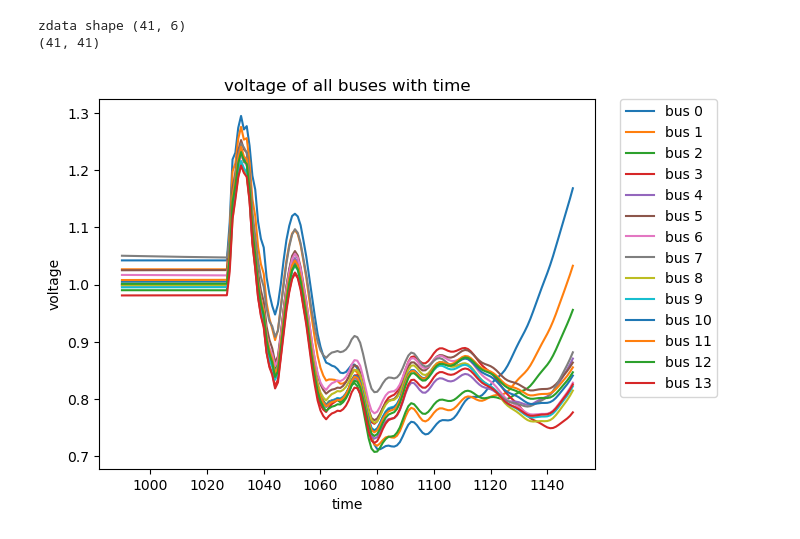
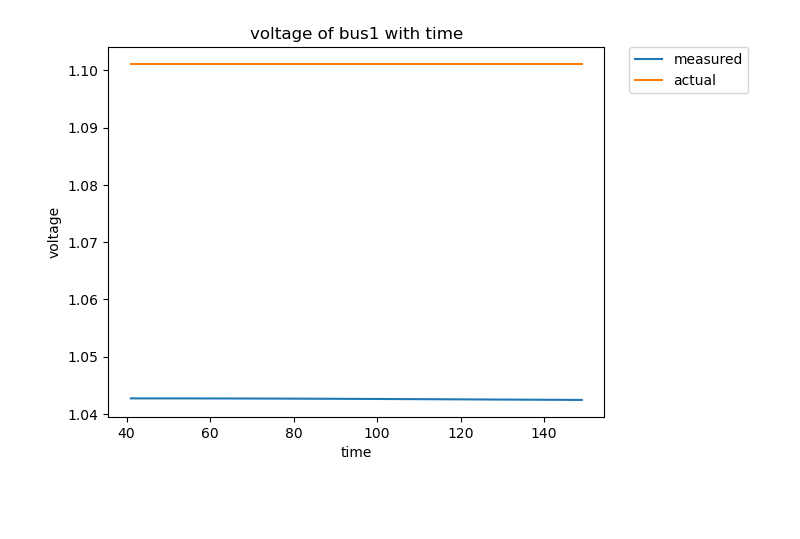
Before and after one commit to ayush-thakur/DSE_IEEE_14_bus, a Jupyter notebook: DSE_UKF_2.ipynb, the cells around one changed output. Saved outputs shown, nothing was run; the diff lists cells and outputs as text; code cells hidden in the pictures; blank space fills up the shorter version.

```diff
--- a/DSE_UKF_2.ipynb
+++ b/DSE_UKF_2.ipynb
@@ -394,7 +394,7 @@ def fx(x, dt):
     # print(FdotX)
     return FdotX
 # %%
-Pi=pd.read_csv("C:/Users/hp/Downloads/CaseNum_245Results_fault_modified.csv")
+Pi=pd.read_csv("data/validation_measurement1_modified1.csv")
 nbus=14;
 Pi= Pi.to_numpy();
 num=14
@@ -424,20 +424,21 @@ kf.x=initial_state
 
 kf.P = np.eye(dim_x) * 0.1 # initial state covariance matrix
 kf.Q = np.eye(dim_x)*1e-5 # process noise covariance matrix
-kf.R = np.diagflat(zdata[:,5]) *1e-2# measurement noise covariance matrix
+kf.R = np.diagflat(zdata[:,5])*1e-2 # measurement noise covariance matrix
 # kf.R =np.eye(dim_z)*1e-3
 # for i1 in range(41):
 #     y=zdata[i1,5]
 #     kf.R[i1][i1]=
-print(kf.R.shape)
 c=0
 
 #doing for bus wise results
 x_g=[]
 y_g=[]
+df=pd.read_csv("data/validation_states1.csv")
+y_actual=[]
 for i2 in range(14):
     y_g.append([])
-for i in range (950,1150):
+for i in range (1,150):
     # h1=Hx(kf.x)
     zdata = zdatas(i)
     z1 = zdata[:,2]
@@ -458,36 +459,38 @@ for i in range (950,1150):
     c+=1
     if(c>40):
         for i1 in range(13,27):
             y_g[i1-13].append(kf.x[i1])
 
         x_g.append(i)
+        y_actual.append(df['Subsystem #1|CTLs|Vars|Vrms_1'][0]/10)
 
         # plot.plot(range(1,nbus+1),kf.x[13:],label=f'{i}')
     # if(i%1000==0):
     # plot.title('Voltage Magnitude')
     # plot.xlabel('Bus number')
     # plot.ylabel('Magnitude (p.u.)')
     # plot.xlim(1,nbus)
     # plot.show()
 
 
 
     # ++++++++++++++++++++++
     # end of the results
     # ===================
-for i2 in range(14):
-    plot.plot(x_g,y_g[i2],label=f'bus {i2}')
-plot.title('voltage of all buses with time')
+
+# for i2 in range(14):
+#     plot.plot(x_g,y_g[i2],label=f'bus {i2}')
+plot.plot(x_g,y_g[0],label="measured")
+plot.plot(x_g,y_actual,label="actual")
+plot.title('voltage of bus1 with time')
 plot.xlabel('time')
 plot.ylabel('voltage')
 plot.legend(bbox_to_anchor=(1.05,1),loc='upper left', borderaxespad=0)
 plot.show()
 # plot.title('Voltage Magnitude')
 # plot.xlabel('Bus number')
 # plot.ylabel('Magnitude (p.u.)')
 # plot.xlim(1,nbus)
 # plot.show()
 # %% [output]
-zdata shape (41, 6)
-(41, 41)
-[figure, old version]
+[figure, new version]
```
Also changed, not shown: 10 other files.
